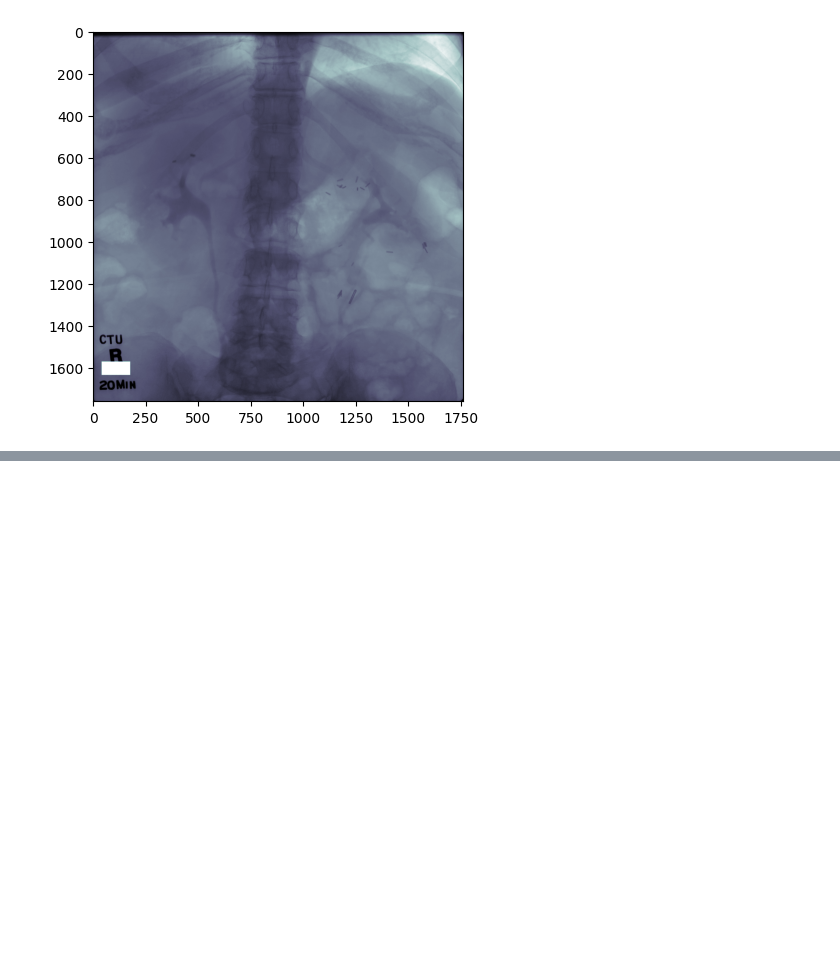
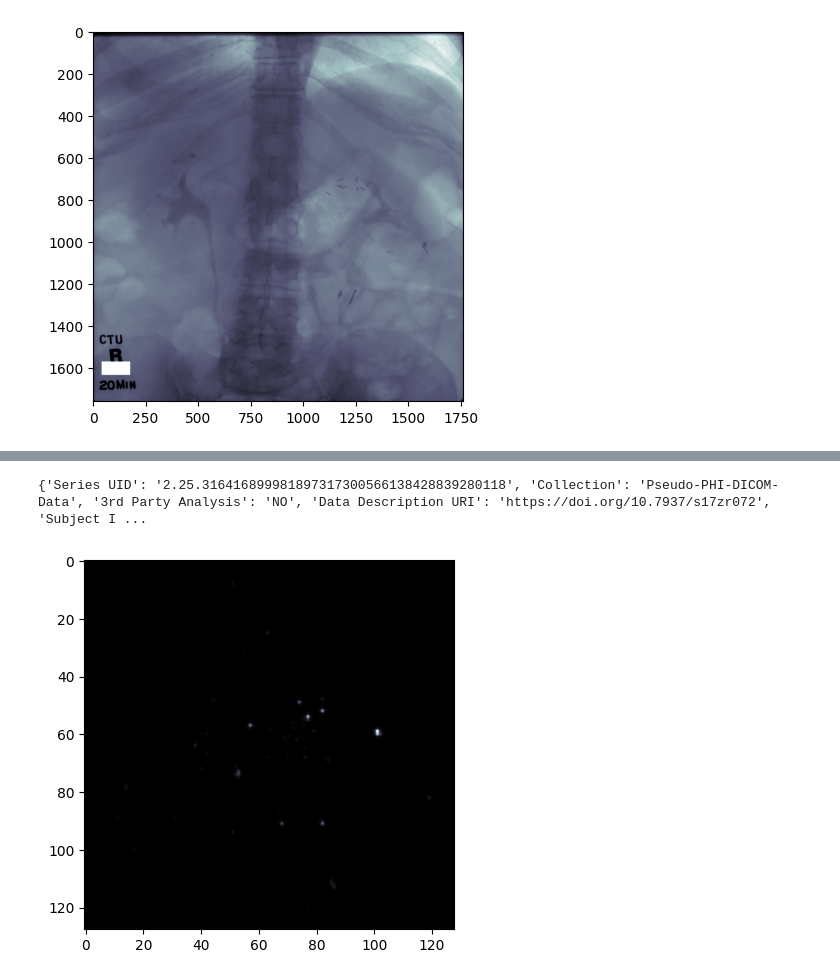
Before and after one commit to MIC-DKFZ/miccai2024_midi-b-submission, a Jupyter notebook: notebooks/data-exploration.ipynb, the cells around one changed output, grey strips where cells are left out. Cells and saved outputs as stored; diff of their text form; code cells hidden in the pictures; blank space fills up the shorter version.

```diff
--- a/data-exploration.ipynb
+++ b/notebooks/data-exploration.ipynb
@@ -4,6 +6,7 @@ import matplotlib.pyplot as plt
 # %%
-targetdir = '/home/r079a/Desktop/de-identification/dataset/images/manifest-1617826555824/\
-Pseudo-PHI-DICOM-Data/292821506/07-13-2013-NA-XR CHEST AP PORTABLE for Douglas Davidson-46198/1001.000000-NA-37718'
+root_data_dir = '/home/r079a/Desktop/de-identification/dataset'
+
+targetdir = Path(root_data_dir, 'images/manifest-1617826555824/Pseudo-PHI-DICOM-Data/292821506/07-13-2013-NA-XR CHEST AP PORTABLE for Douglas Davidson-46198/1001.000000-NA-37718')
 # %%
 print(targetdir)
 # %% [output]
@@ -222,0 +233,14 @@ pprint(deid_pateintmetadata)
+# %%
+loader = MIDIEvalDataLoader(
+    rawimagespath=Path(root_data_dir, 'images/manifest-1617826555824'),
+    deidimagespath=Path(root_data_dir, 'images-2/manifest-1617826161202'),
+    uidsmappath=Path(root_data_dir, 'Pseudo-PHI-DICOM-Dataset-uid_crosswalk.csv'),
+)
+# %%
+rawdcm, deiddcm = loader.get_raw_n_deid_patient(9)
+# %% [output]
+{'Series UID': '2.25.316416899981897317300566138428839280118', 'Collection': 'Pseudo-PHI-DICOM-Data', '3rd Party Analysis': 'NO', 'Data Description URI': 'https://doi.org/10.7937/s17zr072', 'Subject I ...
+# %%
+display_dicom(rawdcm[0])
+# %% [output]
+[figure, added]
```
Also changed, not shown: parts of 9 cells of this notebook, 10 other files.
